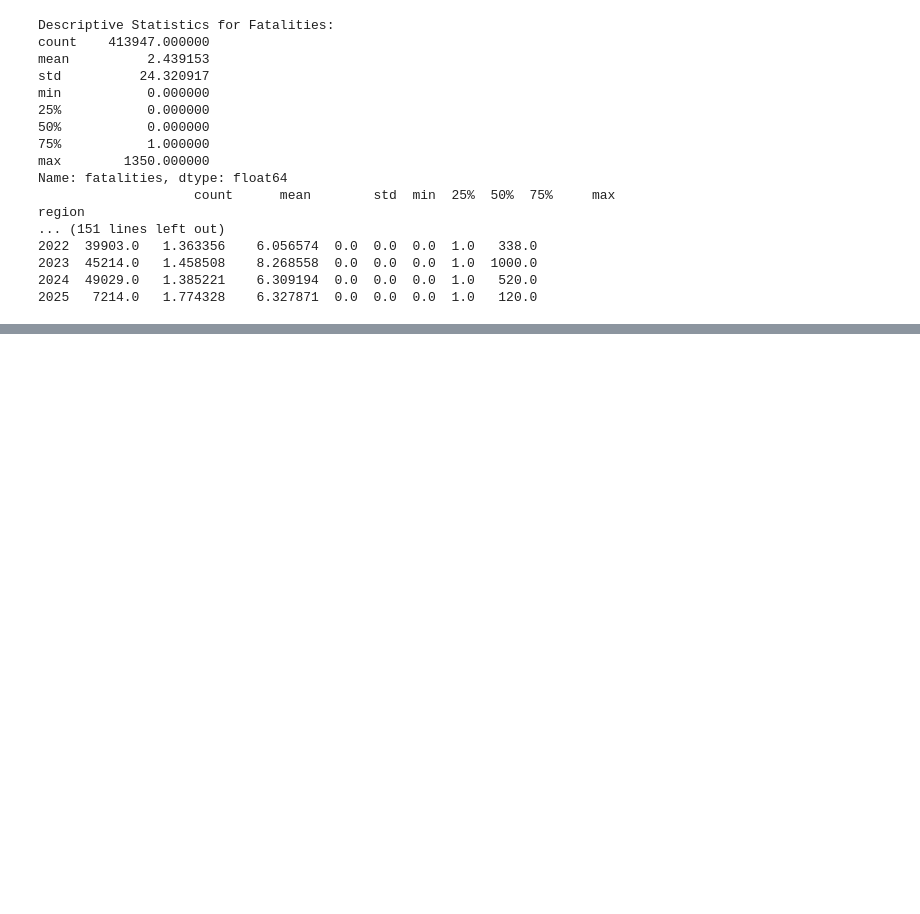
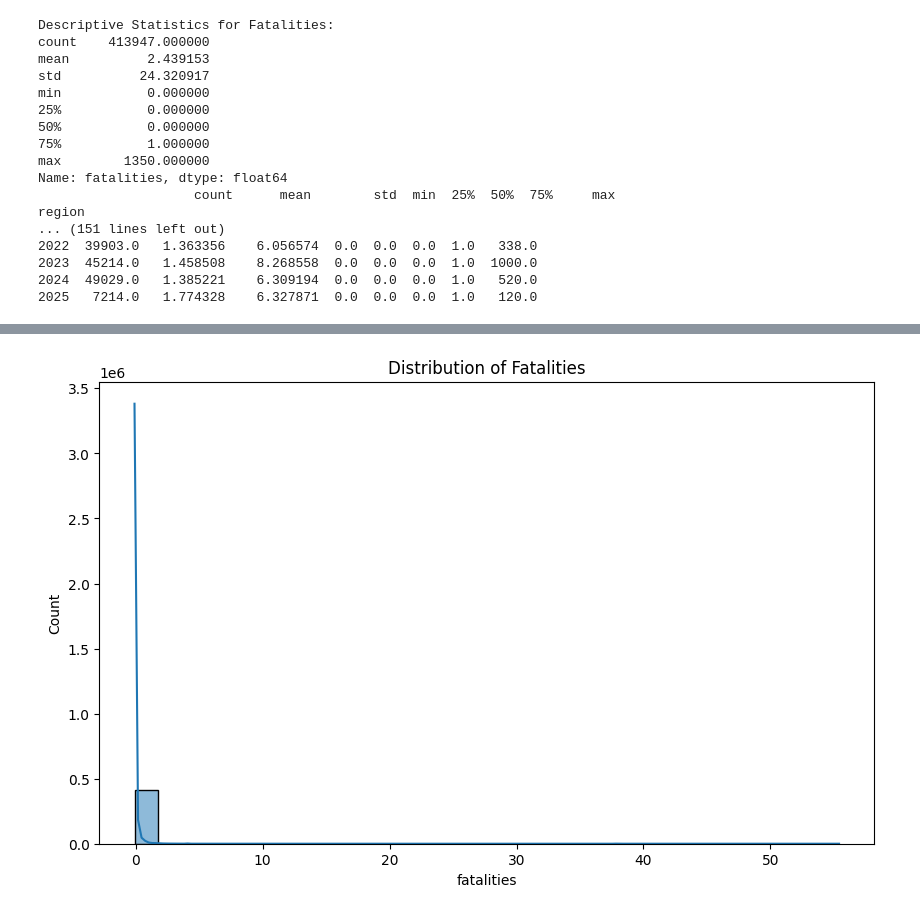
Before and after one commit to Collz472/DSF-PT08P5-GROUP-11-CAPSTONE-PROJECT, a Jupyter notebook: Working Folder/Kelvin.ipynb, the cells around one changed output, grey strips where cells are left out. Drawn from its saved outputs; the diff is of its cells as text; code cells hidden in the pictures; blank space fills up the shorter version.

```diff
--- a/Working Folder/Kelvin.ipynb
+++ b/Working Folder/Kelvin.ipynb
@@ -363,0 +268,15 @@ X_test = pd.concat([X_test, encoded_df_test], axis=1)
+# %%
+# Handle missing values - Drop columns with more than 40% missing values
+threshold = 0.4 * data.shape[0]
+data.dropna(thresh=threshold, axis=1, inplace=True)
+# %%
+# Fill remaining missing values with median for numerical and mode for categorical
+def fill_missing_values(col):
+    if data[col].dtype == 'object':
+        data[col].fillna(data[col].mode()[0], inplace=True)
+    else:
+        data[col].fillna(data[col].median(), inplace=True)
+
+# Apply the function to each column
+for col in data.columns: # Iterate through columns
+    fill_missing_values(col)
@@ -363,0 +296,31 @@ X_test = pd.concat([X_test, encoded_df_test], axis=1)
+# %%
+# Convert categorical columns to numerical using Label Encoding
+# Import necessary libraries
+import pandas as pd
+import numpy as np
+import matplotlib.pyplot as plt
+import seaborn as sns
+from sklearn.preprocessing import LabelEncoder # Import LabelEncoder
+
+label_encoders = {}
+categorical_cols = data.select_dtypes(include=['object']).columns
+for col in categorical_cols:
+    le = LabelEncoder() # Now LabelEncoder is defined
+    data[col] = le.fit_transform(data[col])
+    label_encoders[col] = le
+# %%
+# Feature Scaling
+# Import the necessary class
+from sklearn.preprocessing import StandardScaler
+
+scaler = StandardScaler()
+numeric_cols = data.select_dtypes(include=['int64', 'float64']).columns
+data[numeric_cols] = scaler.fit_transform(data[numeric_cols])
+# %%
+# Exploratory Data Analysis (EDA)
+plt.figure(figsize=(10,6))
+sns.histplot(data['fatalities'], bins=30, kde=True)
+plt.title('Distribution of Fatalities')
+plt.show()
+# %% [output]
+[figure, added]
```
Also changed, not shown: parts of 16 cells of this notebook.
